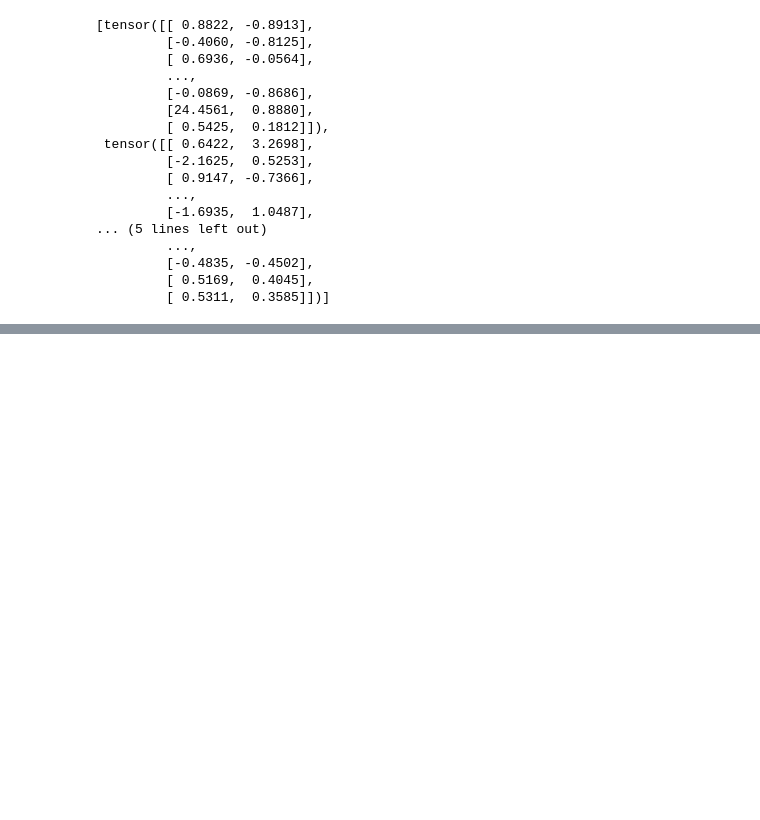
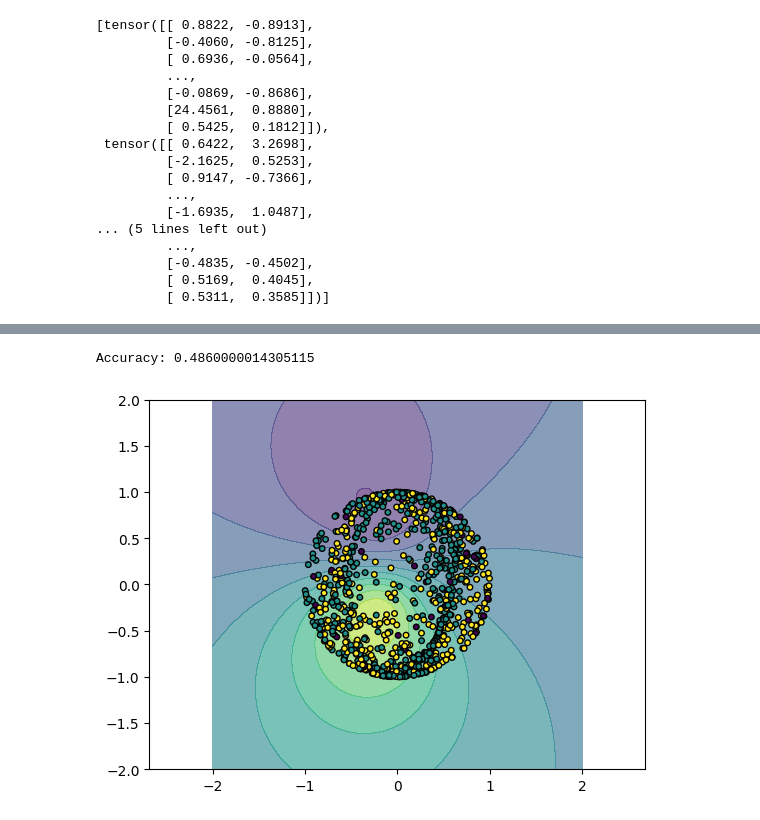
Before and after one commit to dydact/manify, a Jupyter notebook: notebooks/47_stereographic_tests.ipynb, the cells around one changed output, grey strips where cells are left out. Cells and saved outputs as stored; diff of their text form; code cells hidden in the pictures; blank space fills up the shorter version.

Commit message:
Added logits code

```diff
--- a/notebooks/47_stereographic_tests.ipynb
+++ b/notebooks/47_stereographic_tests.ipynb
@@ -180,0 +464,32 @@ M_stereo.factorize(X_stereo)
+# %%
+# Score the model
+logits = get_logits(D, X_D, W, p_ks)
+preds = torch.argmax(logits, dim=1)
+acc = (preds == y).float().mean()
+print(f"Accuracy: {acc}")
+# %% [output]
+Accuracy: 0.4860000014305115
+# %%
+# Visualize predictions
+
+# _xmin, _xmax = X_D[:, 0].min(), X_D[:, 0].max()
+# _ymin, _ymax = X_D[:, 1].min(), X_D[:, 1].max()
+_xmin, _xmax = -2, 2
+_ymin, _ymax = -2, 2
+
+_x = torch.linspace(_xmin, _xmax, 100)
+_y = torch.linspace(_ymin, _ymax, 100)
+_xx, _yy = torch.meshgrid(_x, _y)
+_X = torch.stack([_xx.flatten(), _yy.flatten()], dim=1)
+
+logits = get_logits(D, _X, W, p_ks)
+# preds = torch.argmax(logits, dim=1)
+preds = torch.softmax(logits, dim=1)[:, 1].view(100, 100).detach().numpy()
+
+plt.contourf(_xx, _yy, preds, alpha=0.6, levels=10)
+plt.scatter(X[:, 0], X[:, 1], c=y, s=16, edgecolor="k", linewidth=1)
+# equal aspect ratio
+plt.axis("equal")
+plt.show()
+# %% [output]
+[figure, added]
```
Also changed, not shown: parts of 6 cells of this notebook, 1 other file.
